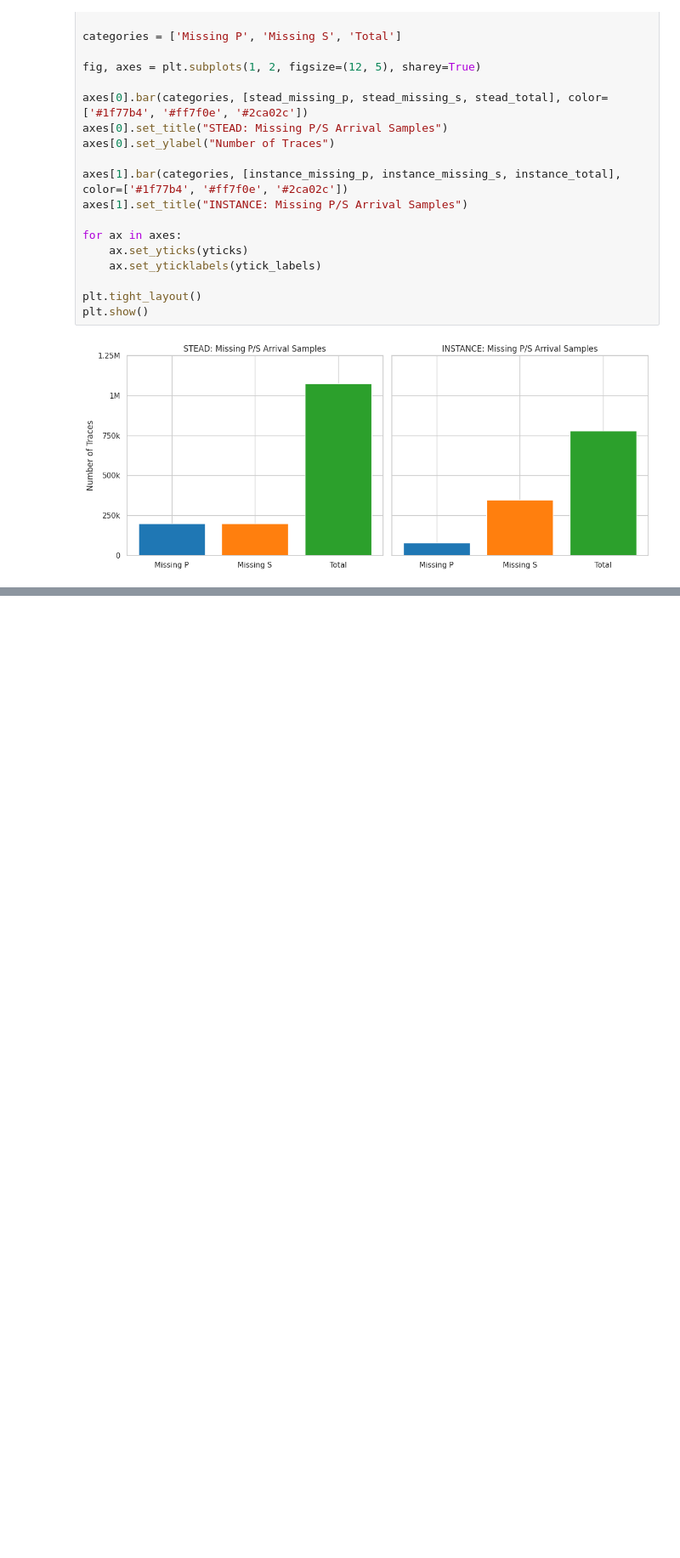
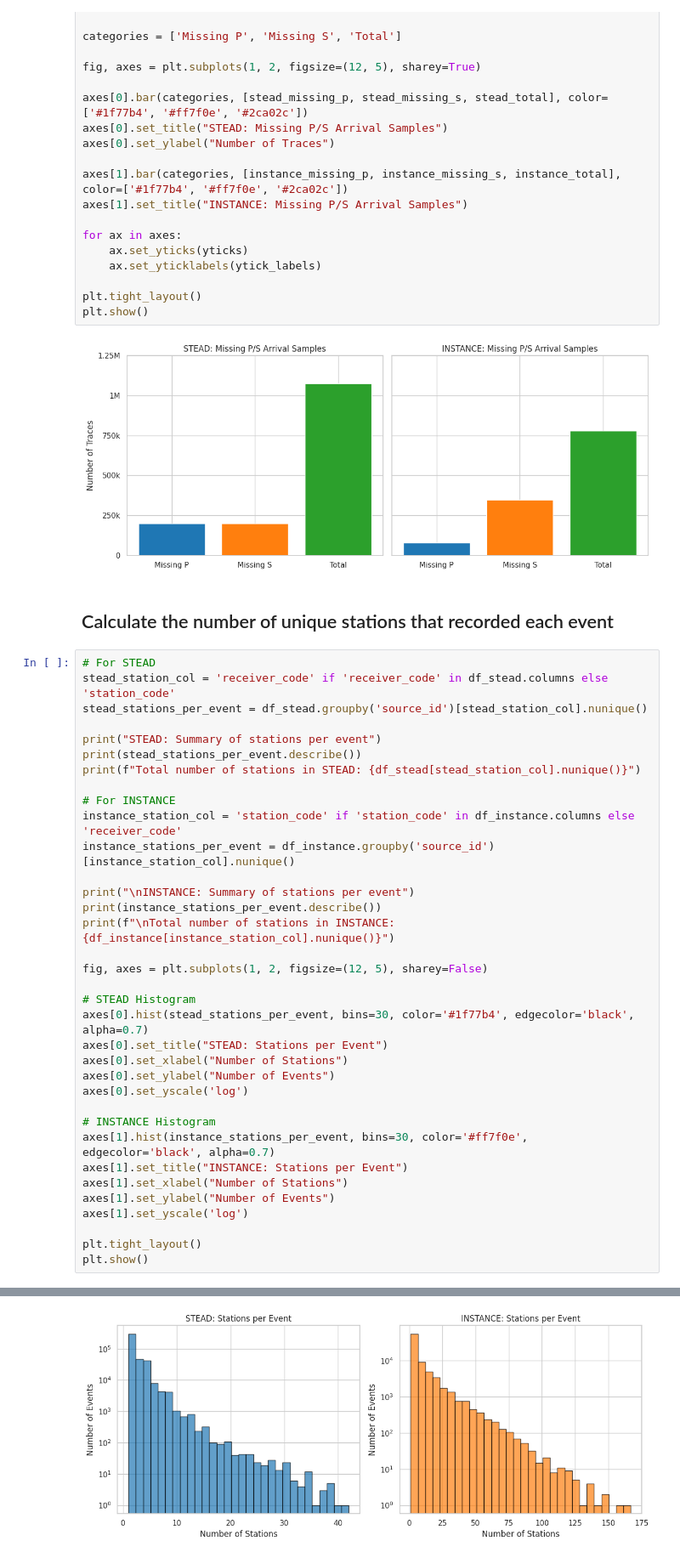
Before and after one commit to SamuArg/project-ift6759, a Jupyter notebook: analysis/analysis.ipynb, the cells around one changed output, grey strips where cells are left out. Shown at 85% size. Saved outputs shown, nothing was run; the diff lists cells and outputs as text; blank space fills up the shorter version.

Commit message:
add analysis plot

```diff
--- a/analysis/analysis.ipynb
+++ b/analysis/analysis.ipynb
@@ -253,3 +253,41 @@ plt.tight_layout()
 plt.show()
 # %% [output]
 [figure]
+# %% [markdown]
+## Calculate the number of unique stations that recorded each event
+# %%
+# For STEAD
+stead_station_col = 'receiver_code' if 'receiver_code' in df_stead.columns else 'station_code'
+stead_stations_per_event = df_stead.groupby('source_id')[stead_station_col].nunique()
+
+print("STEAD: Summary of stations per event")
+print(stead_stations_per_event.describe())
+print(f"Total number of stations in STEAD: {df_stead[stead_station_col].nunique()}")
+
+# For INSTANCE
+instance_station_col = 'station_code' if 'station_code' in df_instance.columns else 'receiver_code'
+instance_stations_per_event = df_instance.groupby('source_id')[instance_station_col].nunique()
+
+print("\nINSTANCE: Summary of stations per event")
+print(instance_stations_per_event.describe())
+print(f"\nTotal number of stations in INSTANCE: {df_instance[instance_station_col].nunique()}")
+
+fig, axes = plt.subplots(1, 2, figsize=(12, 5), sharey=False)
+
+# STEAD Histogram
+axes[0].hist(stead_stations_per_event, bins=30, color='#1f77b4', edgecolor='black', alpha=0.7)
+axes[0].set_title("STEAD: Stations per Event")
+axes[0].set_xlabel("Number of Stations")
+axes[0].set_ylabel("Number of Events")
+axes[0].set_yscale('log')
+
+# INSTANCE Histogram
+axes[1].hist(instance_stations_per_event, bins=30, color='#ff7f0e', edgecolor='black', alpha=0.7)
+axes[1].set_title("INSTANCE: Stations per Event")
+axes[1].set_xlabel("Number of Stations")
+axes[1].set_ylabel("Number of Events")
+axes[1].set_yscale('log')
+
+plt.tight_layout()
+plt.show()
+# %% [output]
@@ -255,0 +311 @@ plt.show()
+[figure, added]
```
Also changed, not shown: parts of 1 cell of this notebook.
